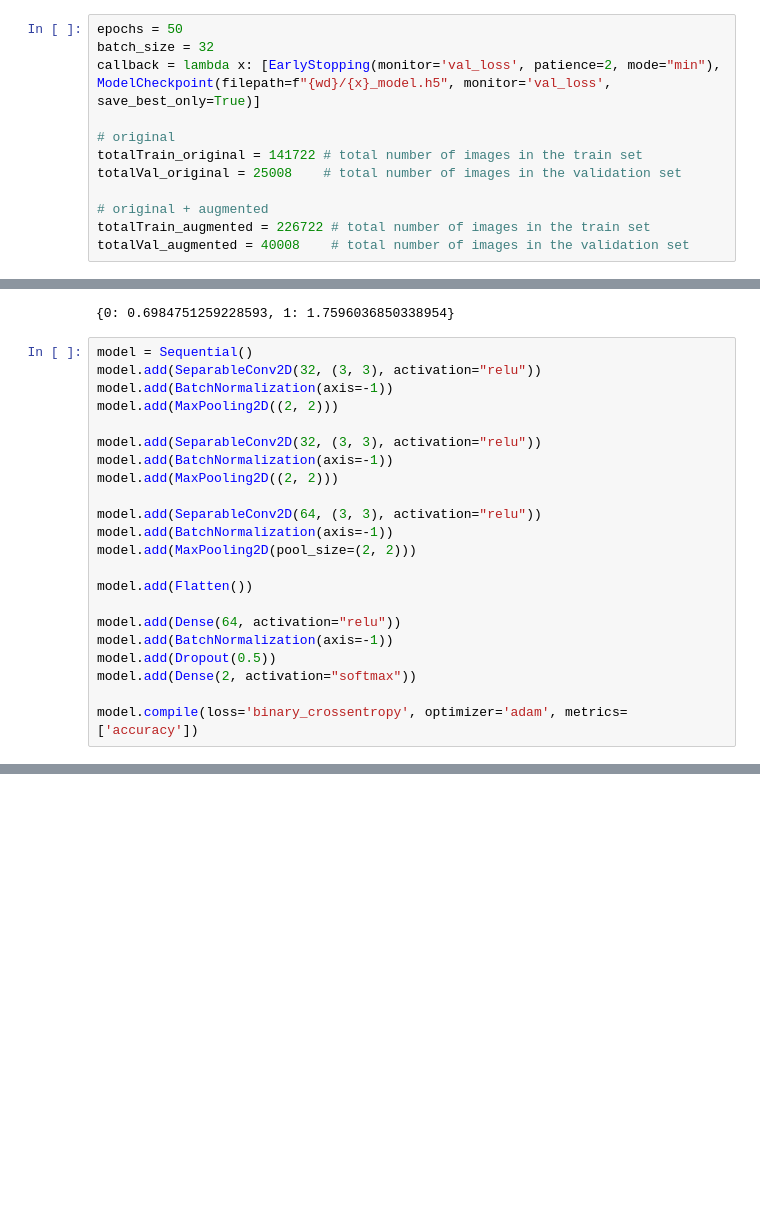
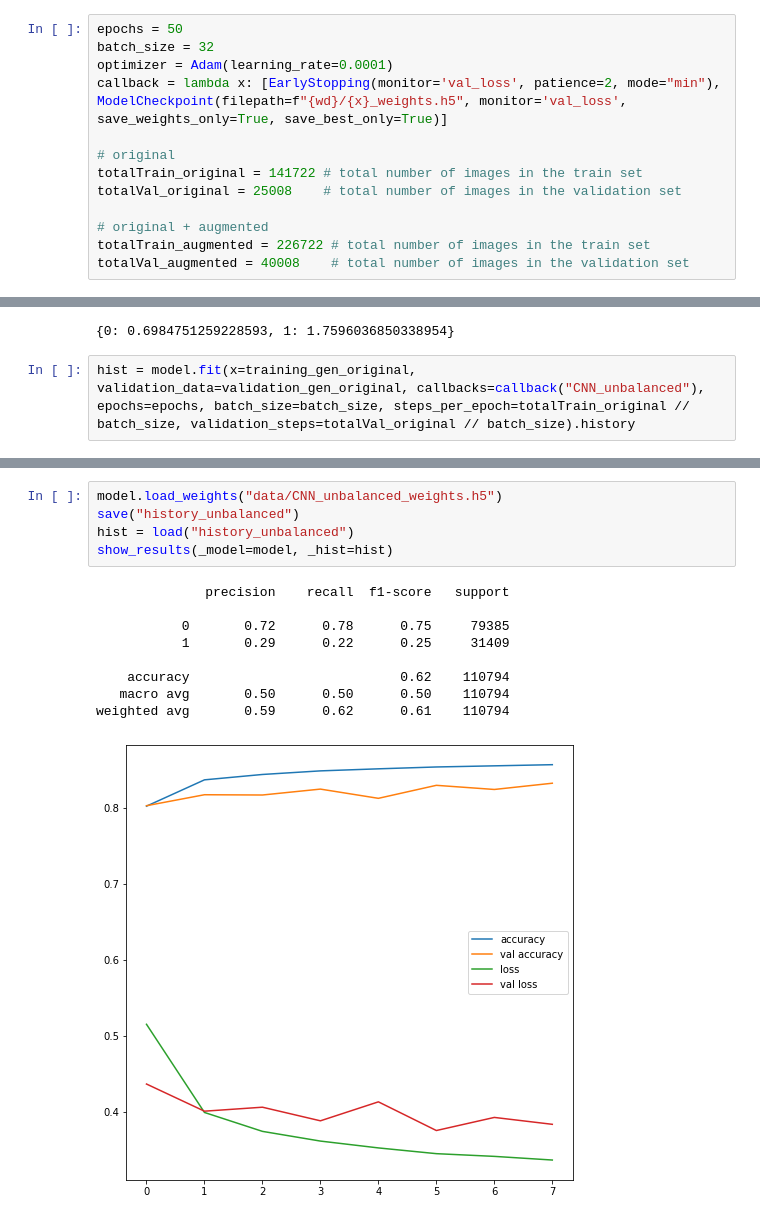
Before and after one commit to eltarr-kawther/Breast-cancer-classification, a Jupyter notebook: models.ipynb, the cells around one changed output, grey strips where cells are left out. Cells and saved outputs as stored; diff of their text form; blank space fills up the shorter version.

Commit message:
2 models done (balanced & unbalanced)

```diff
--- a/models.ipynb
+++ b/models.ipynb
@@ -39,7 +74,8 @@ Found 110794 images belonging to 2 classes.
 # %%
 epochs = 50
 batch_size = 32
-callback = lambda x: [EarlyStopping(monitor='val_loss', patience=2, mode="min"), ModelCheckpoint(filepath=f"{wd}/{x}_model.h5", monitor='val_loss', save_best_only=True)]
+optimizer = Adam(learning_rate=0.0001)
+callback = lambda x: [EarlyStopping(monitor='val_loss', patience=2, mode="min"), ModelCheckpoint(filepath=f"{wd}/{x}_weights.h5", monitor='val_loss', save_weights_only=True, save_best_only=True)]
 
 # original
 totalTrain_original = 141722 # total number of images in the train set
@@ -59,25 +119,5 @@ train_class_weights = dict(enumerate(class_weights))
 train_class_weights
 # %% [output]
 {0: 0.6984751259228593, 1: 1.7596036850338954}
-# %%
-model = Sequential()
-model.add(SeparableConv2D(32, (3, 3), activation="relu"))
-model.add(BatchNormalization(axis=-1))
-model.add(MaxPooling2D((2, 2)))
-
-model.add(SeparableConv2D(32, (3, 3), activation="relu"))
-model.add(BatchNormalization(axis=-1))
-model.add(MaxPooling2D((2, 2)))
-
-model.add(SeparableConv2D(64, (3, 3), activation="relu"))
-model.add(BatchNormalization(axis=-1))
-model.add(MaxPooling2D(pool_size=(2, 2)))
-
-model.add(Flatten())
-
-model.add(Dense(64, activation="relu"))
-model.add(BatchNormalization(axis=-1))
-model.add(Dropout(0.5))
-model.add(Dense(2, activation="softmax"))
-
-model.compile(loss='binary_crossentropy', optimizer='adam', metrics=['accuracy'])
+# %%
+hist = model.fit(x=training_gen_original, validation_data=validation_gen_original, callbacks=callback("CNN_unbalanced"), epochs=epochs, batch_size=batch_size, steps_per_epoch=totalTrain_original // batch_size, validation_steps=totalVal_original // batch_size).history
@@ -83,0 +141,15 @@ model.compile(loss='binary_crossentropy', optimizer='adam', metrics=['accuracy']
+# %%
+model.load_weights("data/CNN_unbalanced_weights.h5")
+save("history_unbalanced")
+hist = load("history_unbalanced")
+show_results(_model=model, _hist=hist)
+# %% [output]
+              precision    recall  f1-score   support
+
+           0       0.72      0.78      0.75     79385
+           1       0.29      0.22      0.25     31409
+
+    accuracy                           0.62    110794
+   macro avg       0.50      0.50      0.50    110794
+weighted avg       0.59      0.62      0.61    110794
+[figure, added]
```
Also changed, not shown: parts of 13 cells of this notebook, 8 other files.
